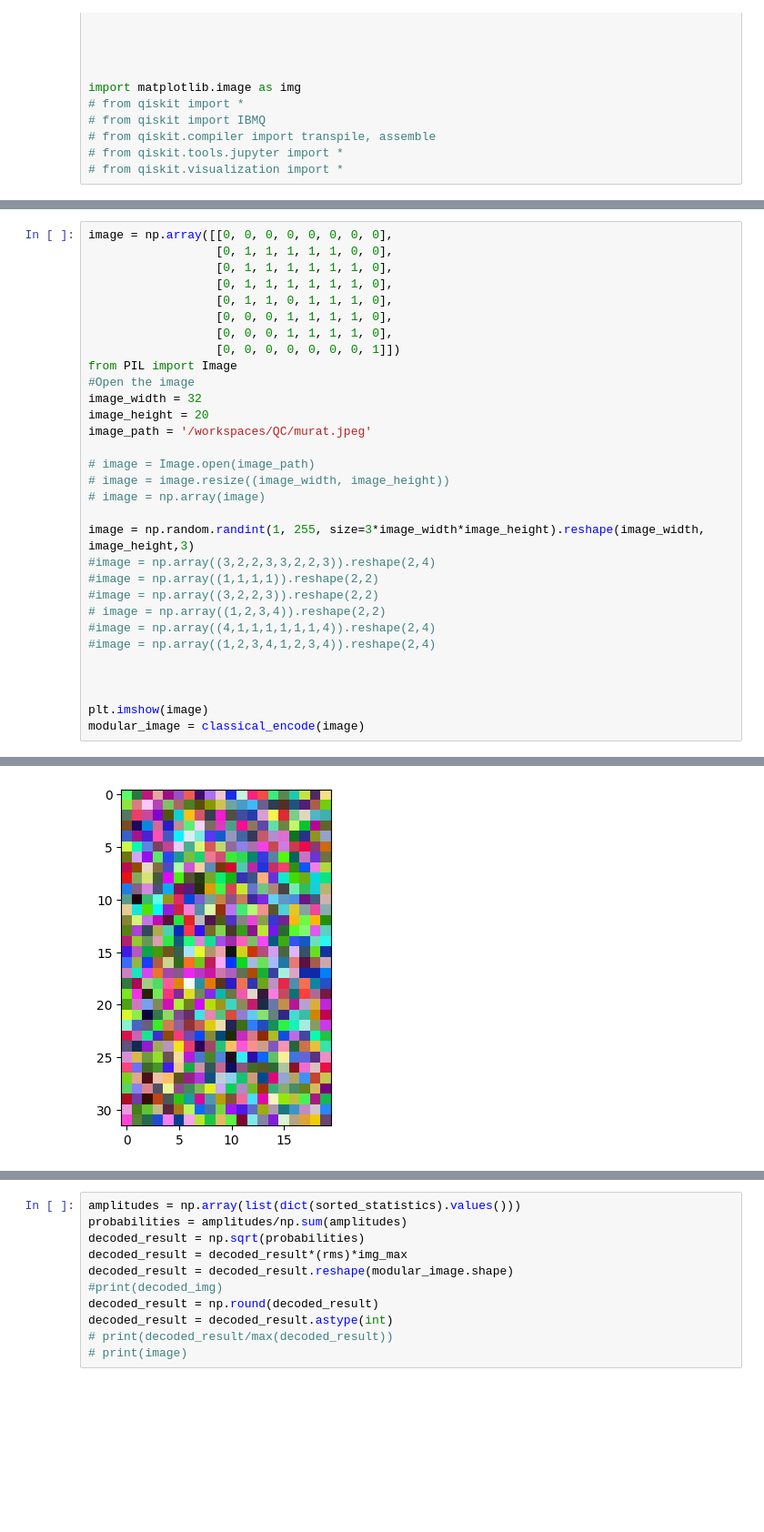
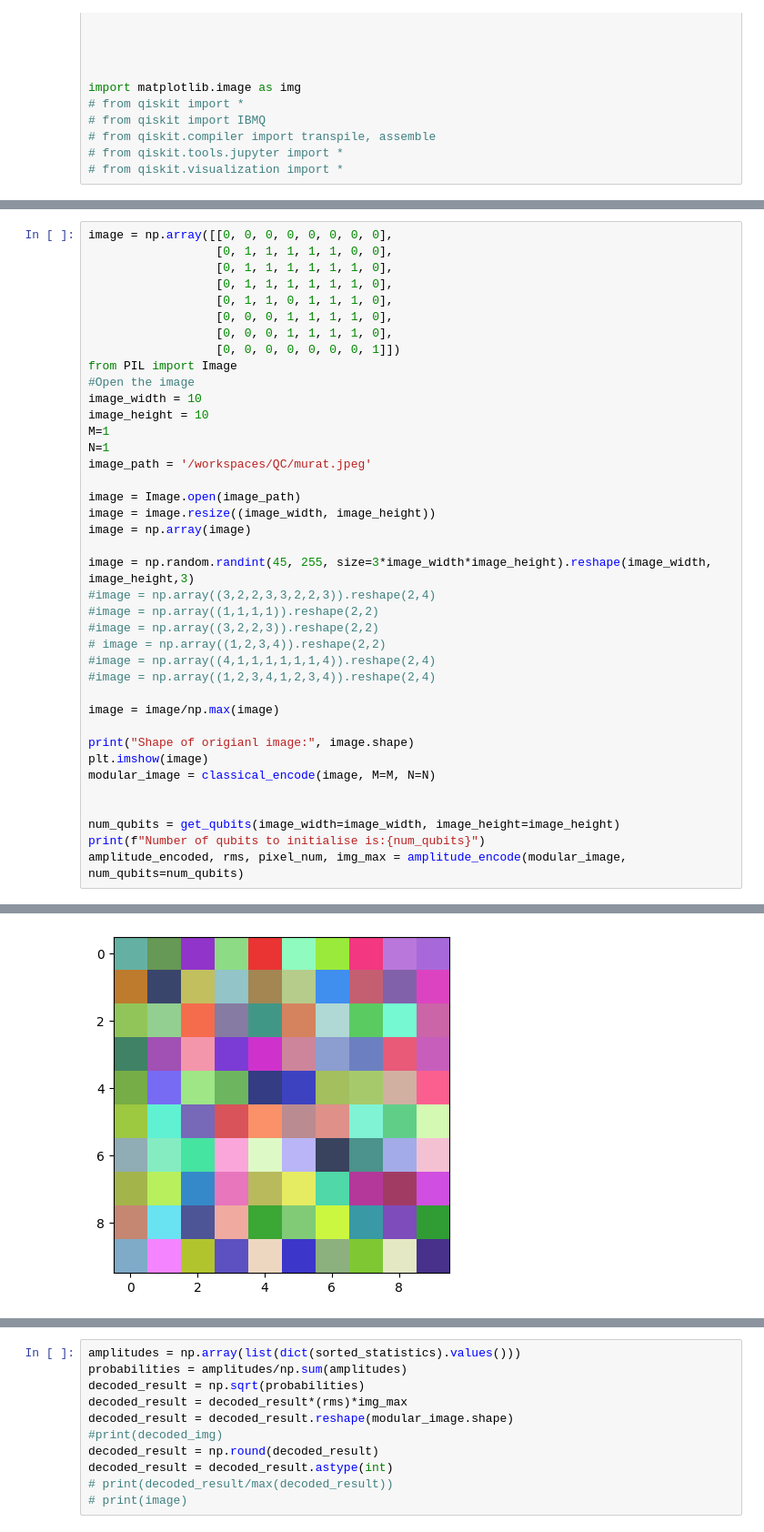
Before and after one commit to el-dAna/QC, a Jupyter notebook: hacathons/image_encoding.ipynb, the cells around one changed output, grey strips where cells are left out. Shown at 91% size. Cells and saved outputs as stored; diff of their text form; blank space fills up the shorter version.

```diff
--- a/hacathons/image_encoding.ipynb
+++ b/hacathons/image_encoding.ipynb
@@ -109,15 +111,17 @@ image = np.array([[0, 0, 0, 0, 0, 0, 0, 0],
                   [0, 0, 0, 0, 0, 0, 0, 1]])
 from PIL import Image
 #Open the image
-image_width = 32
-image_height = 20
+image_width = 10
+image_height = 10
+M=1
+N=1
 image_path = '/workspaces/QC/murat.jpeg'
 
-# image = Image.open(image_path)
-# image = image.resize((image_width, image_height))
-# image = np.array(image)
+image = Image.open(image_path)
+image = image.resize((image_width, image_height))
+image = np.array(image)
 
-image = np.random.randint(1, 255, size=3*image_width*image_height).reshape(image_width, image_height,3)
+image = np.random.randint(45, 255, size=3*image_width*image_height).reshape(image_width, image_height,3)
 #image = np.array((3,2,2,3,3,2,2,3)).reshape(2,4)
 #image = np.array((1,1,1,1)).reshape(2,2)
 #image = np.array((3,2,2,3)).reshape(2,2)
@@ -125,8 +129,14 @@ image = np.random.randint(1, 255, size=3*image_width*image_height).reshape(image
 #image = np.array((4,1,1,1,1,1,1,4)).reshape(2,4)
 #image = np.array((1,2,3,4,1,2,3,4)).reshape(2,4)
 
+image = image/np.max(image)
+
+print("Shape of origianl image:", image.shape)
+plt.imshow(image)
+modular_image = classical_encode(image, M=M, N=N)
 
 
-plt.imshow(image)
-modular_image = classical_encode(image)
+num_qubits = get_qubits(image_width=image_width, image_height=image_height)
+print(f"Number of qubits to initialise is:{num_qubits}")
+amplitude_encoded, rms, pixel_num, img_max = amplitude_encode(modular_image, num_qubits=num_qubits)
 # %% [output]
@@ -135,2 +151,2 @@ There are a total of(array([], dtype=int64), array([], dtype=int64), array([], d
-[figure, old version]
+[figure, new version]
 # %%
```
Also changed, not shown: parts of 8 cells of this notebook.
